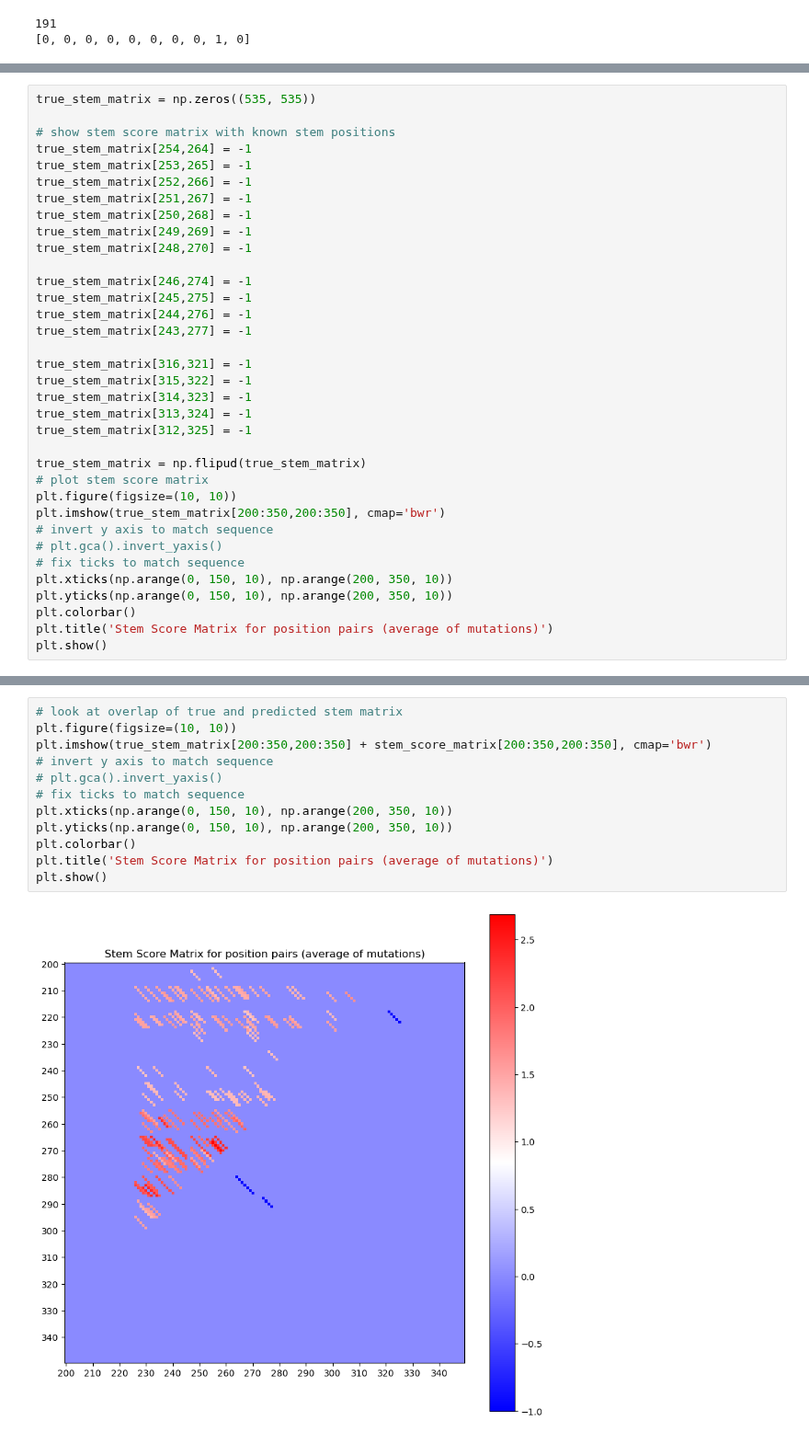
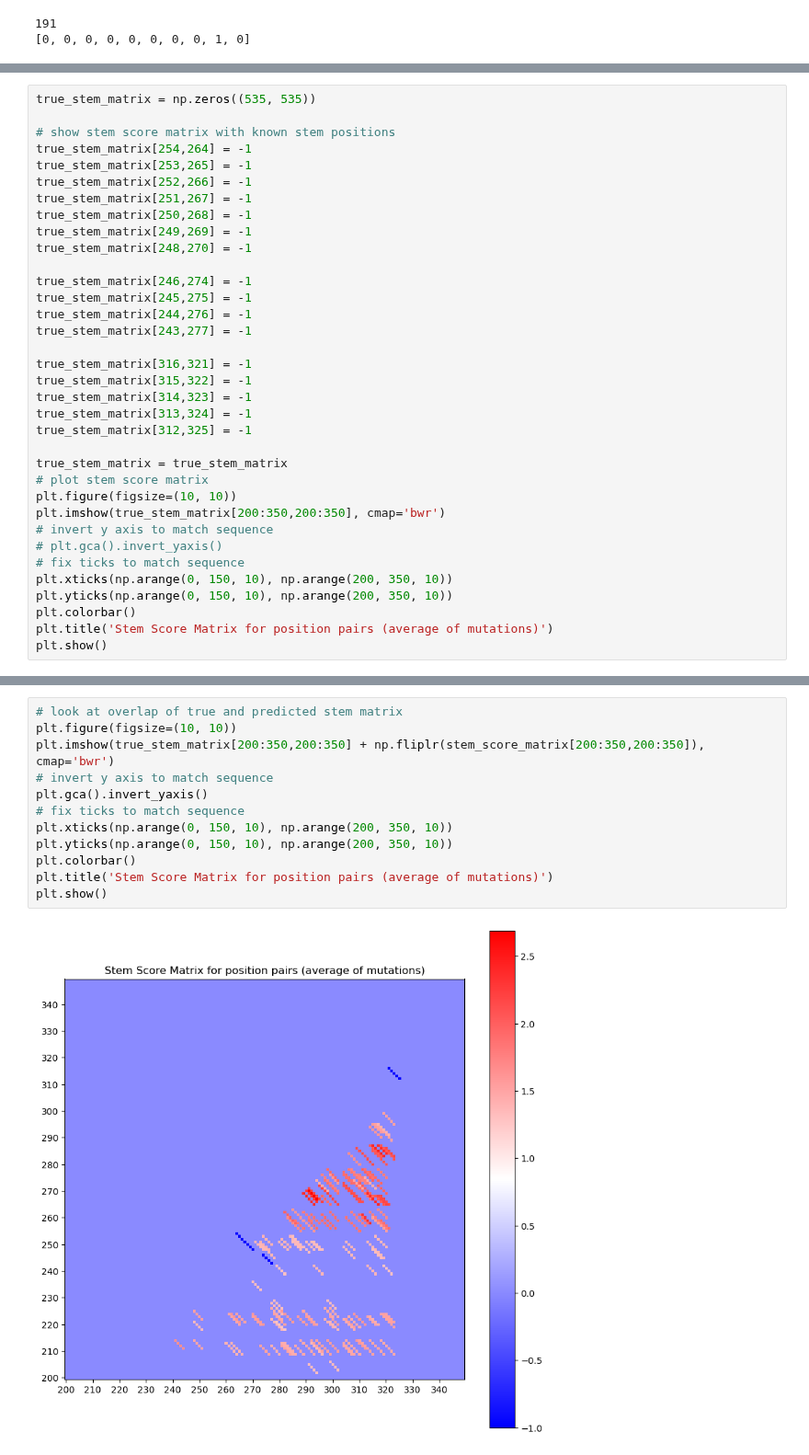
Before and after one commit to JoshuaGensel/MIME_ML, a Jupyter notebook: src/experimental_analysis.ipynb, the cells around one changed output, grey strips where cells are left out. Shown at 92% size. Saved outputs shown, nothing was run; the diff lists cells and outputs as text.

```diff
--- a/src/experimental_analysis.ipynb
+++ b/src/experimental_analysis.ipynb
@@ -632,7 +629,7 @@ true_stem_matrix[314,323] = -1
 true_stem_matrix[313,324] = -1
 true_stem_matrix[312,325] = -1
 
-true_stem_matrix = np.flipud(true_stem_matrix)
+true_stem_matrix = true_stem_matrix
 # plot stem score matrix
 plt.figure(figsize=(10, 10))
 plt.imshow(true_stem_matrix[200:350,200:350], cmap='bwr')
@@ -649,14 +646,14 @@ plt.show()
 # %%
 # look at overlap of true and predicted stem matrix
 plt.figure(figsize=(10, 10))
-plt.imshow(true_stem_matrix[200:350,200:350] + stem_score_matrix[200:350,200:350], cmap='bwr')
+plt.imshow(true_stem_matrix[200:350,200:350] + np.fliplr(stem_score_matrix[200:350,200:350]), cmap='bwr')
 # invert y axis to match sequence
-# plt.gca().invert_yaxis()
+plt.gca().invert_yaxis()
 # fix ticks to match sequence
 plt.xticks(np.arange(0, 150, 10), np.arange(200, 350, 10))
 plt.yticks(np.arange(0, 150, 10), np.arange(200, 350, 10))
 plt.colorbar()
 plt.title('Stem Score Matrix for position pairs (average of mutations)')
 plt.show()
 # %% [output]
-[figure, old version]
+[figure, new version]
```
Also changed, not shown: parts of 4 cells of this notebook, 1 other file.
